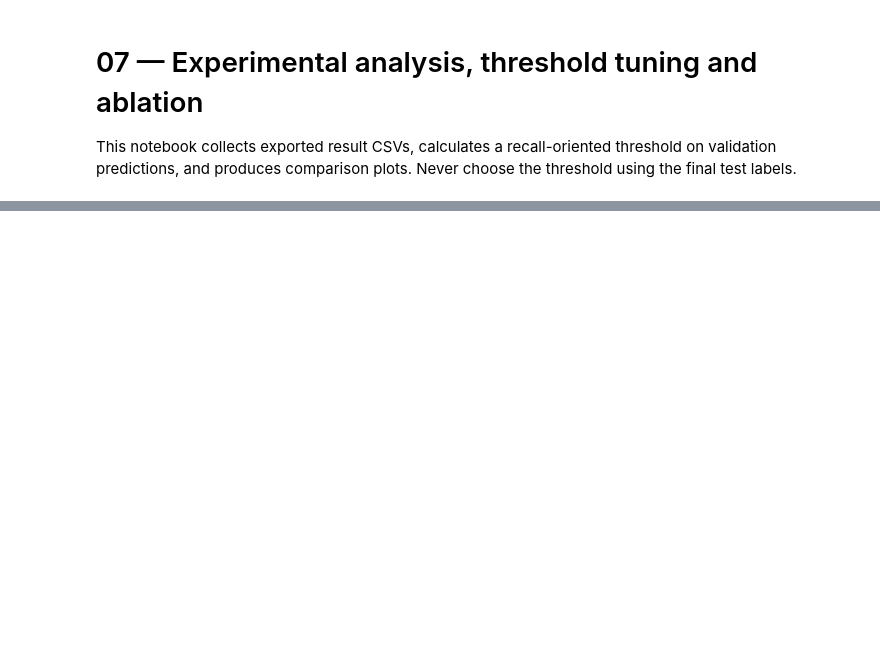
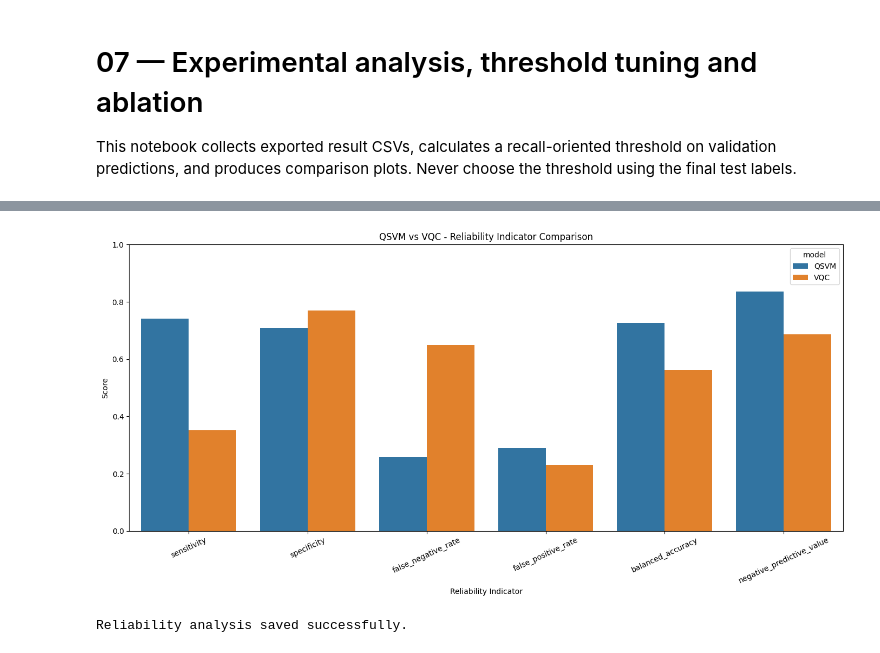
Before and after one commit to shahaanabbas-13/Quantum-Diabetes-Prediction, a Jupyter notebook: notebooks/07_Experimental_Analysis.ipynb, the cells around one changed output, grey strips where cells are left out. Drawn from its saved outputs; the diff is of its cells as text; code cells hidden in the pictures; blank space fills up the shorter version.

```diff
--- a/notebooks/07_Experimental_Analysis.ipynb
+++ b/notebooks/07_Experimental_Analysis.ipynb
@@ -48,0 +354,78 @@ Use a common held-out test set for final evaluation. Quantum training subsets mu
+# %%
+
+# ============================================
+# CELL 5: RELIABILITY AND ERROR-RATE ANALYSIS
+# ============================================
+
+reliability_records = []
+
+for _, row in quantum_results.iterrows():
+
+    TP = row["true_positive"]
+    TN = row["true_negative"]
+    FP = row["false_positive"]
+    FN = row["false_negative"]
+
+    sensitivity = TP / (TP + FN)
+    specificity = TN / (TN + FP)
+
+    fnr = FN / (FN + TP)
+    fpr = FP / (FP + TN)
+
+    balanced_accuracy = (sensitivity + specificity) / 2
+
+    npv = TN / (TN + FN)
+
+    reliability_records.append({
+        "model": row["model"],
+        "sensitivity": sensitivity,
+        "specificity": specificity,
+        "false_negative_rate": fnr,
+        "false_positive_rate": fpr,
+        "balanced_accuracy": balanced_accuracy,
+        "negative_predictive_value": npv
+    })
+
+reliability_df = pd.DataFrame(reliability_records)
+
+print("QUANTUM MODEL RELIABILITY INDICATORS")
+display(reliability_df.round(4))
+
+# Plot reliability indicators
+plot_reliability = reliability_df.melt(
+    id_vars="model",
+    var_name="Reliability Metric",
+    value_name="Score"
+)
+
+plt.figure(figsize=(14, 7))
+
+sns.barplot(
+    data=plot_reliability,
+    x="Reliability Metric",
+    y="Score",
+    hue="model"
+)
+
+plt.title("QSVM vs VQC - Reliability Indicator Comparison")
+plt.xlabel("Reliability Indicator")
+plt.ylabel("Score")
+plt.ylim(0, 1)
+plt.xticks(rotation=25)
+plt.tight_layout()
+
+plt.savefig(
+    RESULTS / "quantum_reliability_analysis.png",
+    dpi=300
+)
+
+plt.show()
+
+# Save numerical results
+reliability_df.to_csv(
+    RESULTS / "quantum_reliability_analysis.csv",
+    index=False
+)
+
+print("Reliability analysis saved successfully.")
+# %% [output]
@@ -48,0 +436,2 @@ Use a common held-out test set for final evaluation. Quantum training subsets mu
+[figure, added]
+Reliability analysis saved successfully.
```
Also changed, not shown: parts of 31 cells of this notebook.
